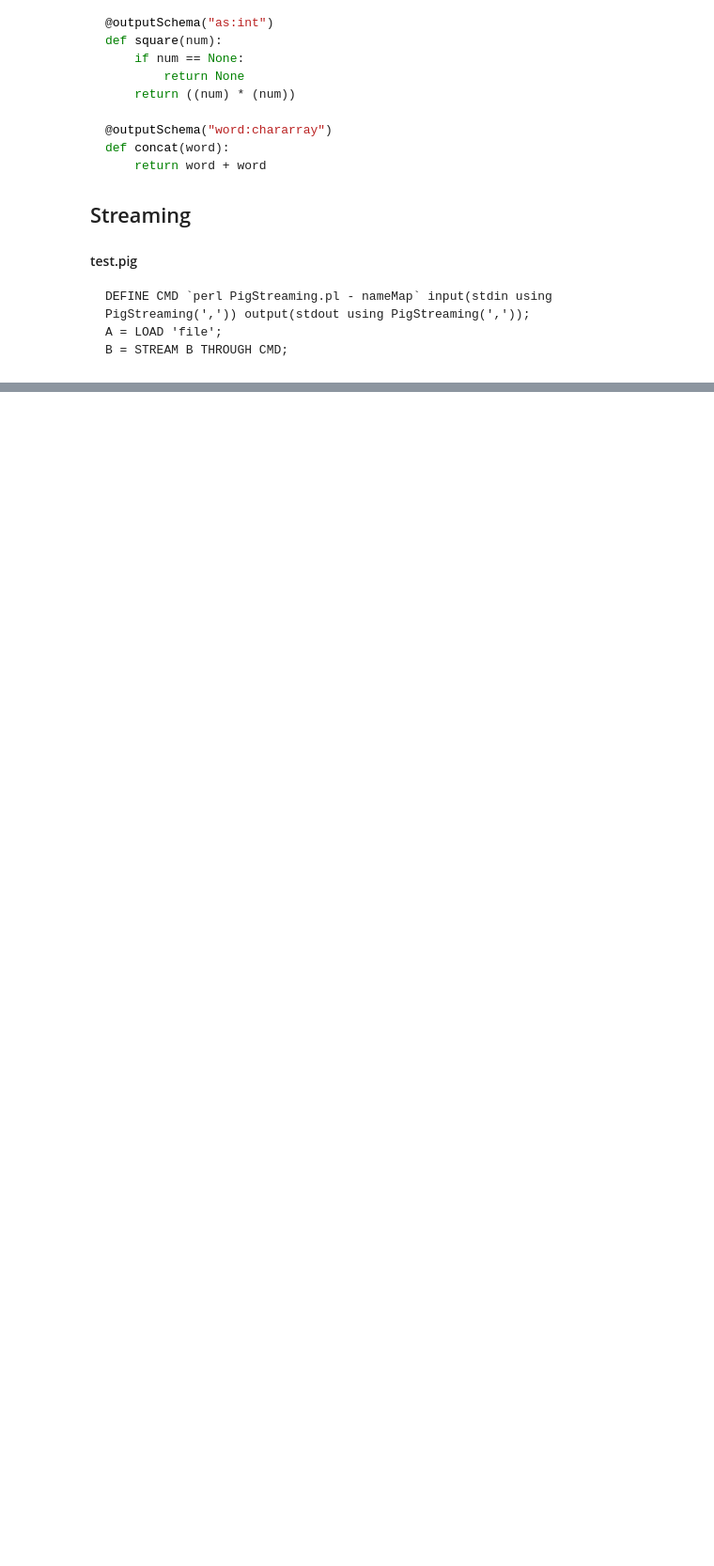
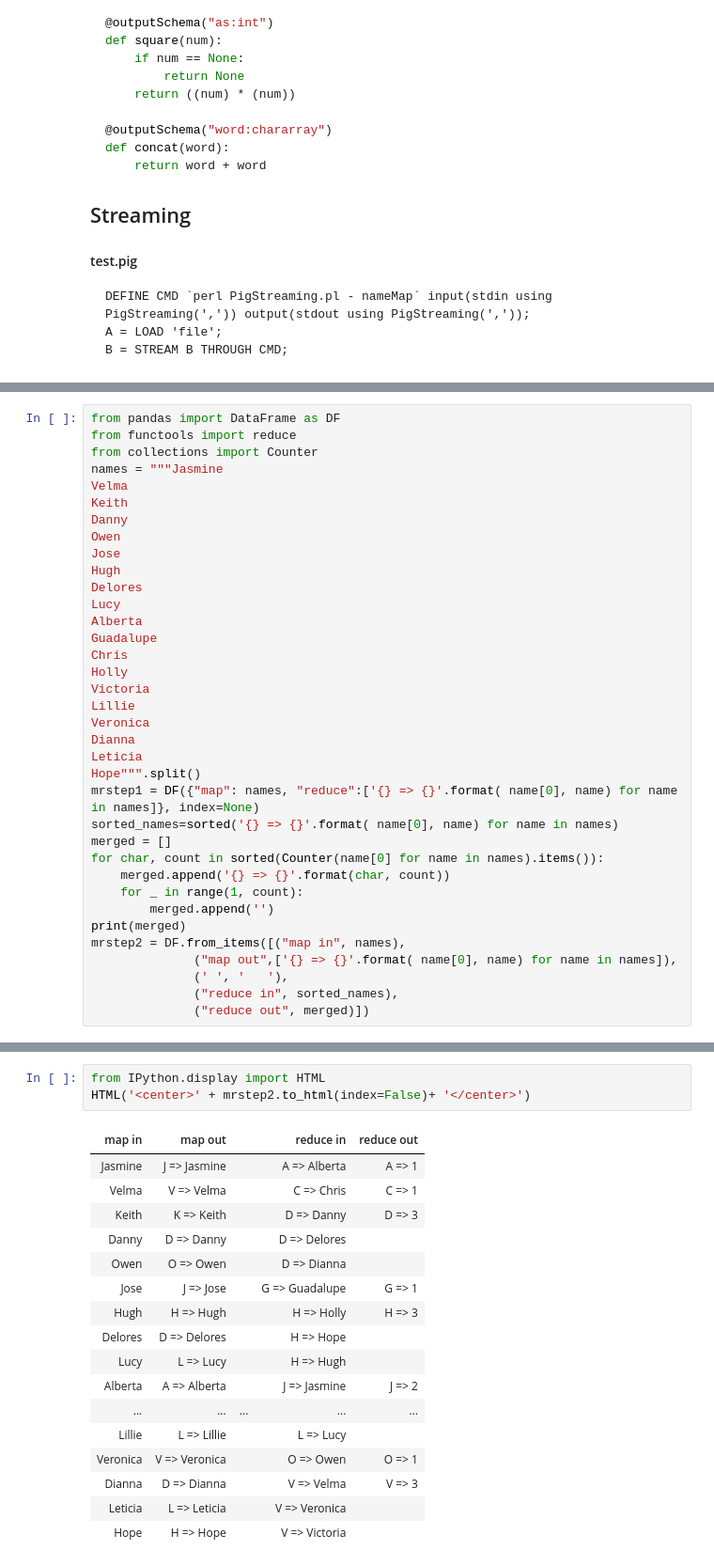
Before and after one commit to d2207197/FJU-mapreduce-talk, a Jupyter notebook: talk2.ipynb, the cells around one changed output, grey strips where cells are left out. Shown at 94% size. Cells and saved outputs as stored; diff of their text form; blank space fills up the shorter version.

```diff
--- a/talk2.ipynb
+++ b/talk2.ipynb
@@ -193,0 +227,36 @@ B = STREAM B THROUGH CMD;
+# %%
+from pandas import DataFrame as DF
+from functools import reduce
+from collections import Counter
+names = """Jasmine
+Velma
+Keith
+Danny
+Owen
+Jose
+Hugh
+Delores
+Lucy
+Alberta
+Guadalupe
+Chris
+Holly
+Victoria
+Lillie
+Veronica
+Dianna
+Leticia
+Hope""".split()
+mrstep1 = DF({"map": names, "reduce":['{} => {}'.format( name[0], name) for name in names]}, index=None)
+sorted_names=sorted('{} => {}'.format( name[0], name) for name in names)
+merged = []
+for char, count in sorted(Counter(name[0] for name in names).items()):
+    merged.append('{} => {}'.format(char, count))
+    for _ in range(1, count):
+        merged.append('')
+print(merged)
+mrstep2 = DF.from_items([("map in", names),
+              ("map out",['{} => {}'.format( name[0], name) for name in names]),
+              (' ', '   '),
+              ("reduce in", sorted_names),
+              ("reduce out", merged)])
@@ -193,0 +265,21 @@ B = STREAM B THROUGH CMD;
+# %%
+from IPython.display import HTML
+HTML('<center>' + mrstep2.to_html(index=False)+ '</center>')
+# %% [output]
+| map in | map out |  | reduce in | reduce out |
+| Jasmine | J => Jasmine |  | A => Alberta | A => 1 |
+| Velma | V => Velma |  | C => Chris | C => 1 |
+| Keith | K => Keith |  | D => Danny | D => 3 |
+| Danny | D => Danny |  | D => Delores |  |
+| Owen | O => Owen |  | D => Dianna |  |
+| Jose | J => Jose |  | G => Guadalupe | G => 1 |
+| Hugh | H => Hugh |  | H => Holly | H => 3 |
+| Delores | D => Delores |  | H => Hope |  |
+| Lucy | L => Lucy |  | H => Hugh |  |
+| Alberta | A => Alberta |  | J => Jasmine | J => 2 |
+| ... | ... | ... | ... | ... |
+| Lillie | L => Lillie |  | L => Lucy |  |
+| Veronica | V => Veronica |  | O => Owen | O => 1 |
+| Dianna | D => Dianna |  | V => Velma | V => 3 |
+| Leticia | L => Leticia |  | V => Veronica |  |
+| Hope | H => Hope |  | V => Victoria |  |
```
Also changed, not shown: parts of 10 cells of this notebook.
